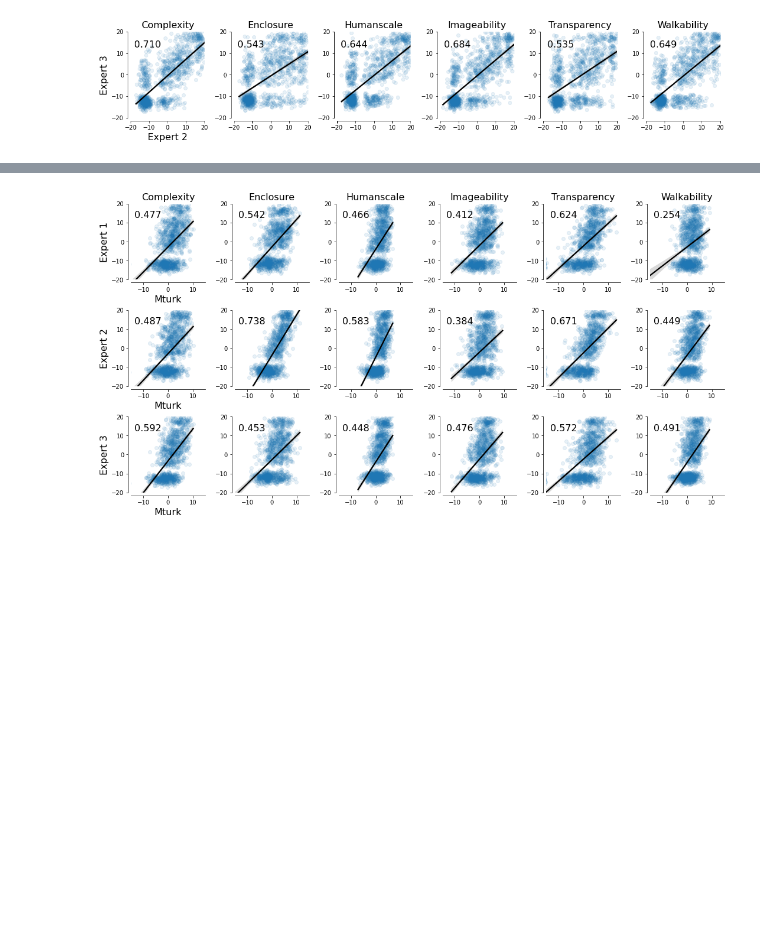
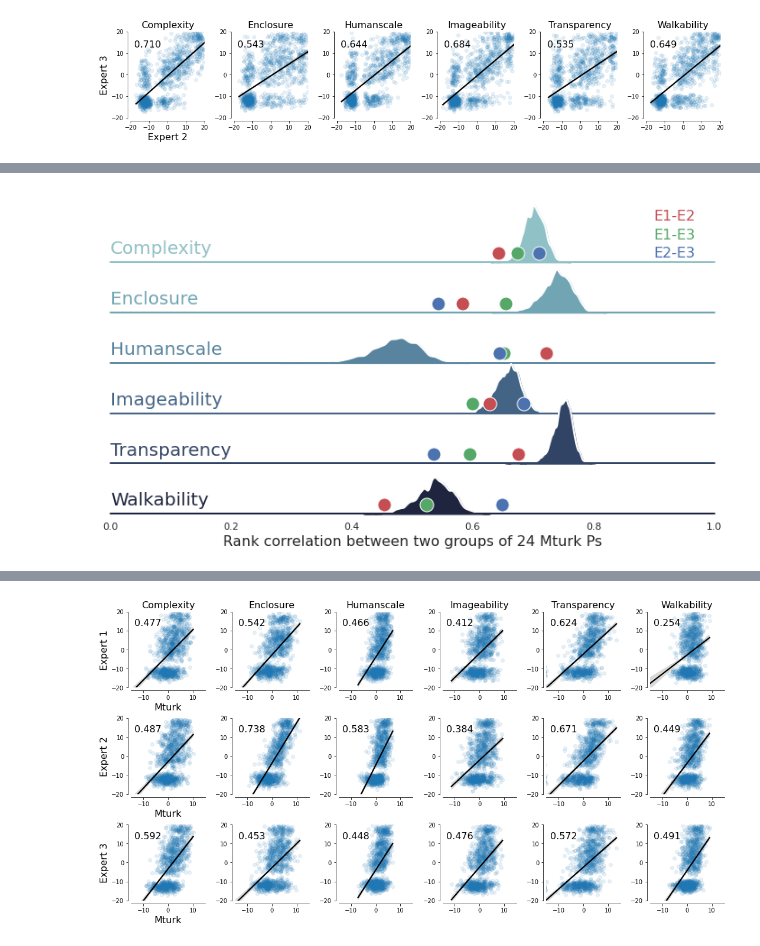
Before and after one commit to kywch/StreetPsych, a Jupyter notebook: visualize_expert_ratings.ipynb, the cells around one changed output, grey strips where cells are left out. Drawn from its saved outputs; the diff is of its cells as text; code cells hidden in the pictures; blank space fills up the shorter version.

```diff
--- a/visualize_expert_ratings.ipynb
+++ b/visualize_expert_ratings.ipynb
@@ -152,0 +161,4 @@ compare_ratings(base_df = expert2_data, base_name = 'Expert 2', base_lim = (-20,
+# %%
+tmp_rel = pd.read_csv('data/Mturk_score_reliability.csv')
+tmp_rel['id'] = tmp_rel.index
+tmp_rel.head()
@@ -152,0 +172,4 @@ compare_ratings(base_df = expert2_data, base_name = 'Expert 2', base_lim = (-20,
+# %%
+# converting the wide-format data to long-format
+rel_dist = tmp_rel.melt(id_vars='id', value_vars=list(expert1_data.columns)).drop(columns=['id'])
+rel_dist.head()
@@ -152,0 +215,20 @@ compare_ratings(base_df = expert2_data, base_name = 'Expert 2', base_lim = (-20,
+# %%
+# plot each expert data on top of the ratings
+g = draw_distribution(rel_dist)
+col_names = list(expert1_data.columns)
+
+for idx, ax in enumerate(list(g.axes.flat)):
+  rho12 = expert1_data[col_names[idx]].corr(expert2_data[col_names[idx]], method='spearman')
+  rho13 = expert1_data[col_names[idx]].corr(expert3_data[col_names[idx]], method='spearman')
+  rho23 = expert2_data[col_names[idx]].corr(expert3_data[col_names[idx]], method='spearman')
+  ax.plot(rho12, 4, 'ro', ms=15, mec='w')
+  ax.plot(rho13, 4, 'go', ms=15, mec='w')
+  ax.plot(rho23, 4, 'bo', ms=15, mec='w')
+  # legend
+  if idx == 0:
+    ax.text(0.9, 18, 'E1-E2', fontsize=16, color='r')
+    ax.text(0.9, 10, 'E1-E3', fontsize=16, color='g')
+    ax.text(0.9, 2, 'E2-E3', fontsize=16, color='b')
+plt.show()
+# %% [output]
+[figure, added]
```
Also changed, not shown: parts of 13 cells of this notebook.
